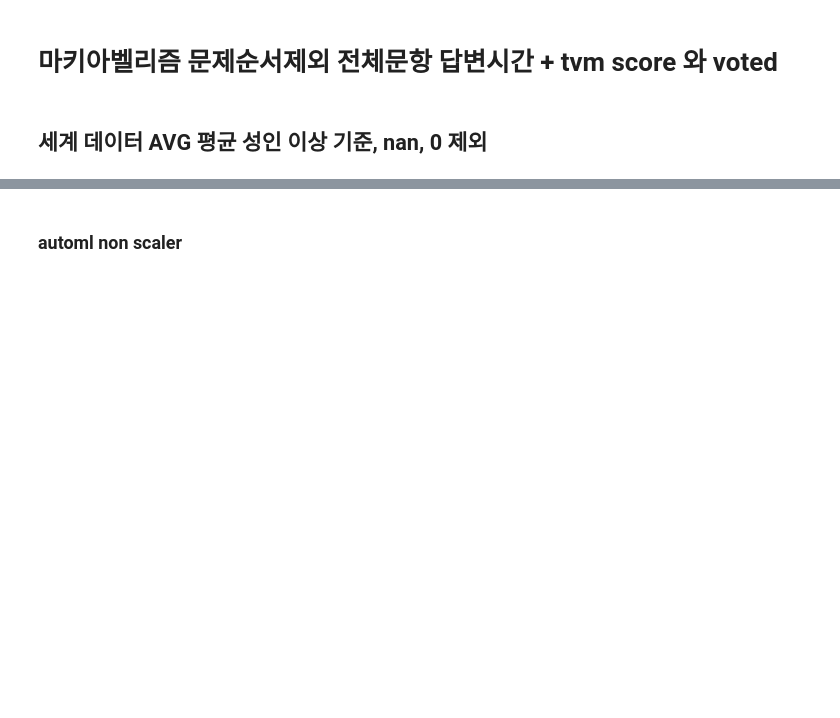
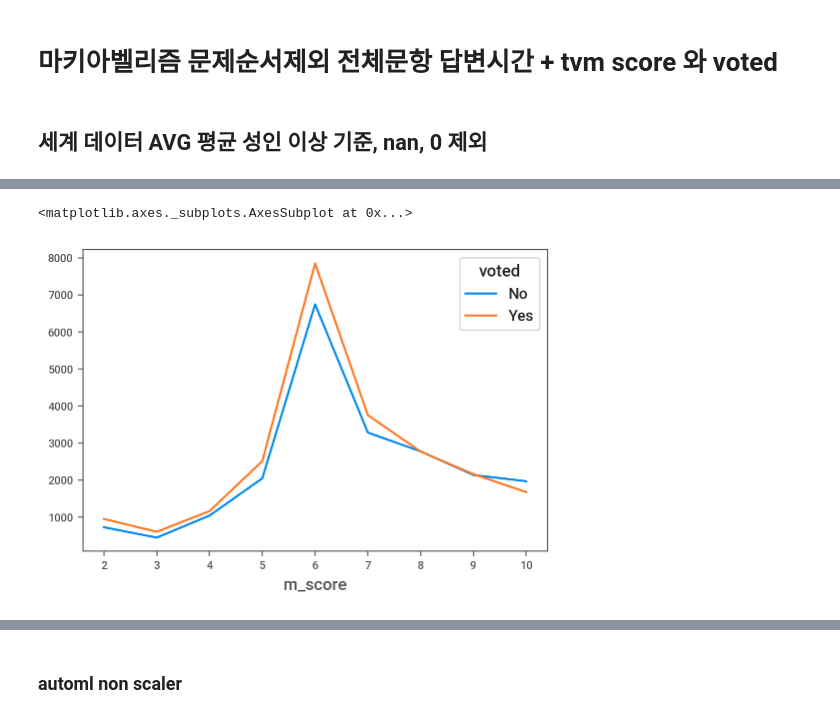
Before and after one commit to dss-14th/ml-repo-3, a Jupyter notebook: yong's/EDA_mach.ipynb, the cells around one changed output, grey strips where cells are left out. Cells and saved outputs as stored; diff of their text form; code cells hidden in the pictures; blank space fills up the shorter version.

```diff
--- a/yong's/EDA_mach.ipynb
+++ b/yong's/EDA_mach.ipynb
@@ -21,0 +77,5 @@ df
+# %%
+score_check("m_score", "m_score", "voted")
+# %% [output]
+<matplotlib.axes._subplots.AxesSubplot at 0x...>
+[figure, added]
```
Also changed, not shown: parts of 14 cells of this notebook.
